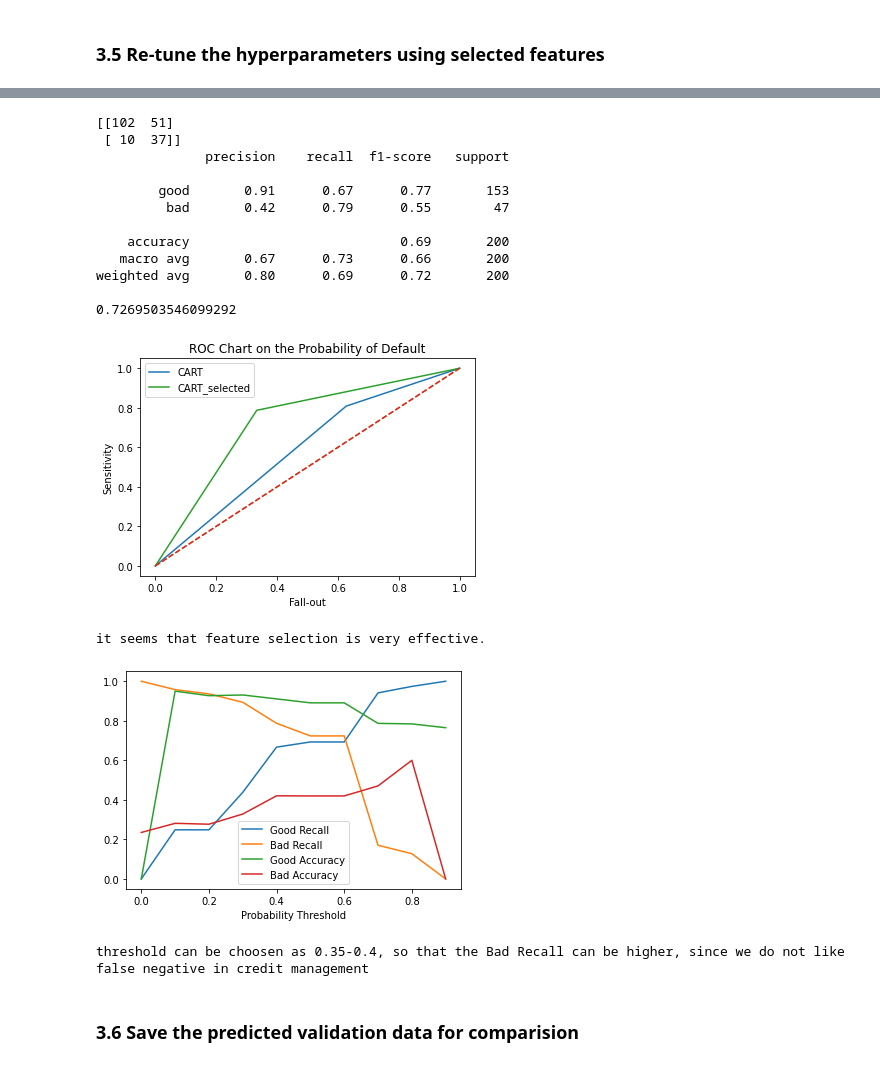
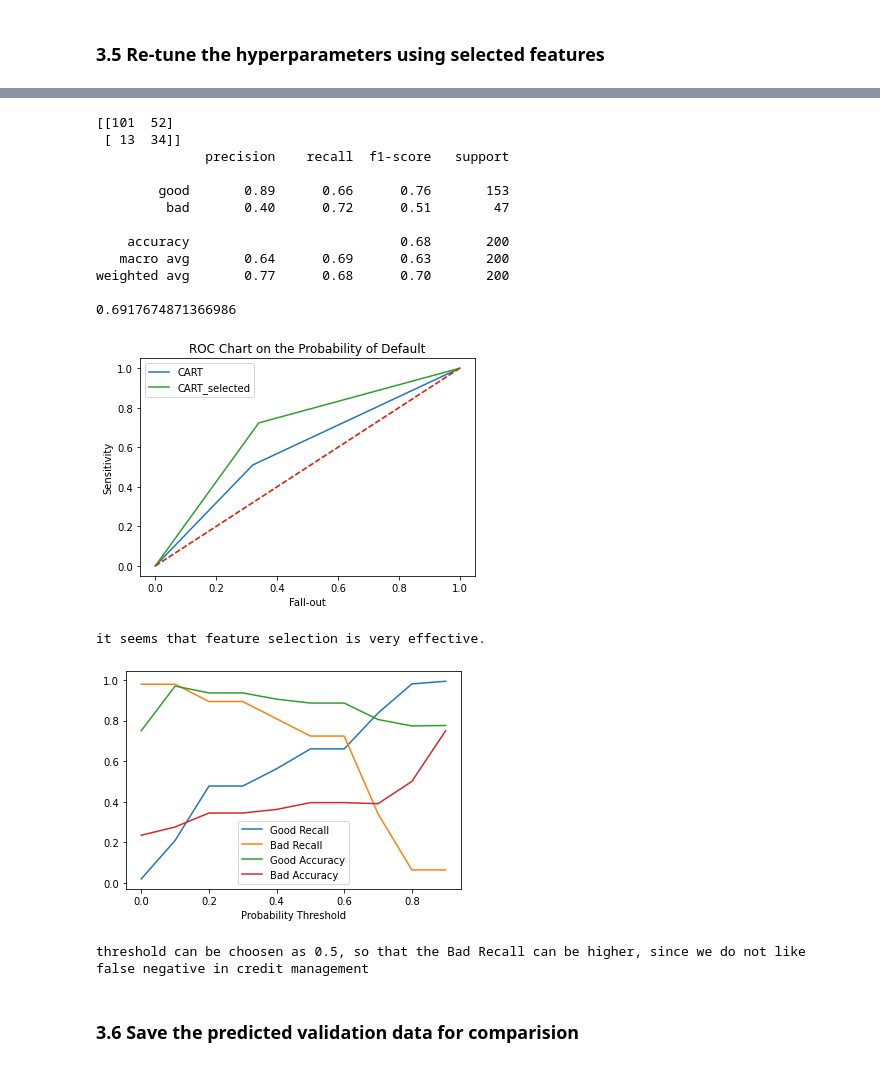
Before and after one commit to shanqu91/project_credit_risk_modeling, a Jupyter notebook: C2_crm_CART.ipynb, the cells around one changed output, grey strips where cells are left out. Cells and saved outputs as stored; diff of their text form; code cells hidden in the pictures.

```diff
--- a/C2_crm_CART.ipynb
+++ b/C2_crm_CART.ipynb
@@ -116,7 +116,7 @@ DecisionTreeClassifier(ccp_alpha=0.0, class_weight=None, criterion='gini',
 preds = model_bestparam.predict_proba(df_X_val)
 df_preds = pd.DataFrame(preds[:,1], columns = ['prob_default'])
 
-threshold = 0.4
+threshold = 0.5
 df_preds['Risk_pred'] = df_preds['prob_default'].apply(lambda x: 1 if x > threshold else 0)
 
 print(confusion_matrix(df_y_val, df_preds['Risk_pred']))
@@ -212,43 +212,43 @@ DecisionTreeClassifier(ccp_alpha=0.0, class_weight=None, criterion='gini',
 # %%
 preds = model_bestparam_selected.predict_proba(df_X_val_selected)
 df_preds_selected  = pd.DataFrame(preds[:,1], columns = ['prob_default'])
 
-threshold = 0.4
+threshold = 0.5
 df_preds_selected['Risk_pred'] = df_preds_selected['prob_default'].apply(lambda x: 1 if x > threshold else 0)
 df_preds['Risk_pred'] = df_preds['prob_default'].apply(lambda x: 1 if x > threshold else 0)
 
 print(confusion_matrix(df_y_val, df_preds_selected['Risk_pred']))
 print(classification_report(df_y_val, df_preds_selected['Risk_pred'], target_names= ['good', 'bad']))
 print(roc_auc_score(df_y_val, df_preds_selected['Risk_pred']))
 
 plot_roc_PD(df_preds['Risk_pred'], df_y_val, 'CART')
 plot_roc_PD(df_preds_selected['Risk_pred'], df_y_val, 'CART_selected')
 plt.show()
 
 
 print("it seems that feature selection is very effective.")
 # %% [output]
-[[102  51]
- [ 10  37]]
+[[101  52]
+ [ 13  34]]
               precision    recall  f1-score   support
 
-        good       0.91      0.67      0.77       153
-         bad       0.42      0.79      0.55        47
+        good       0.89      0.66      0.76       153
+         bad       0.40      0.72      0.51        47
 
-    accuracy                           0.69       200
-   macro avg       0.67      0.73      0.66       200
-weighted avg       0.80      0.69      0.72       200
+    accuracy                           0.68       200
+   macro avg       0.64      0.69      0.63       200
+weighted avg       0.77      0.68      0.70       200
 
-0.7269503546099292
+0.6917674871366986
-[figure, old version]
+[figure, new version]
 it seems that feature selection is very effective.
 # %%
 plot_prob_thresh(df_preds_selected, df_y_val)
 plt.show()
-print("threshold can be choosen as 0.35-0.4, so that the Bad Recall can be higher, since we do not like false negative in credit management")
+print("threshold can be choosen as 0.5, so that the Bad Recall can be higher, since we do not like false negative in credit management")
 # %% [output]
-[figure, old version]
+[figure, new version]
-threshold can be choosen as 0.35-0.4, so that the Bad Recall can be higher, since we do not like false negative in credit management
+threshold can be choosen as 0.5, so that the Bad Recall can be higher, since we do not like false negative in credit management
 # %% [markdown]
 ### 3.6 Save the predicted validation data for comparision
 # %%
```
Also changed, not shown: parts of 6 cells of this notebook.
